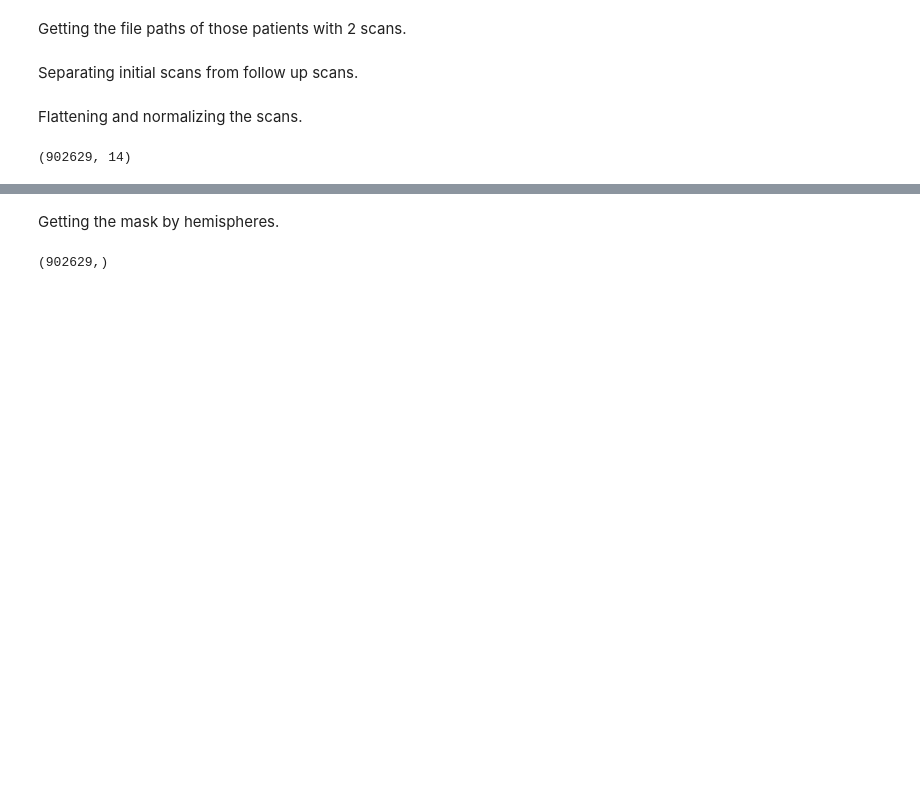
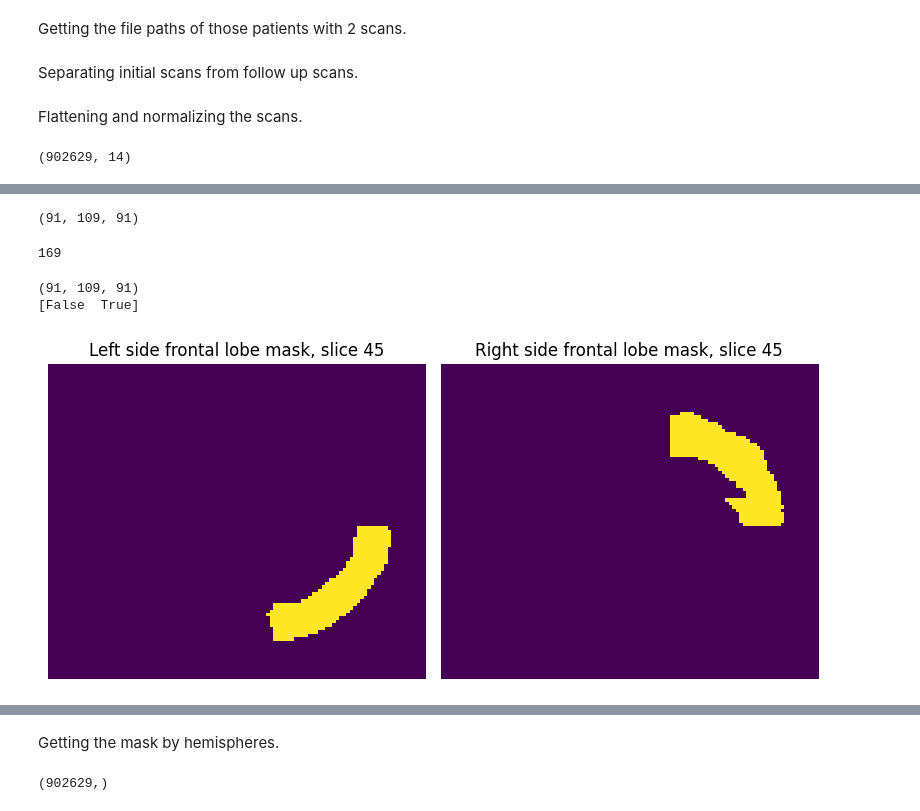
Before and after one commit to Crtox/asymmetryAD, a Jupyter notebook: code/test_retest.ipynb, the cells around one changed output, grey strips where cells are left out. Drawn from its saved outputs; the diff is of its cells as text; code cells hidden in the pictures; blank space fills up the shorter version.

```diff
--- a/code/test_retest.ipynb
+++ b/code/test_retest.ipynb
@@ -160,0 +237,59 @@ print(first_fspgr.shape)
+# %%
+mask_L_frontal_lobe = np.zeros_like(mask, dtype=bool)
+mask_L_temporal_lobe = np.zeros_like(mask, dtype=bool)
+mask_R_frontal_lobe = np.zeros_like(mask, dtype=bool)
+mask_R_temporal_lobe = np.zeros_like(mask, dtype=bool)
+mask_L_hippocampus = np.zeros_like(mask, dtype=bool)
+mask_R_hippocampus = np.zeros_like(mask, dtype=bool)
+# %% [output]
+(91, 109, 91)
+# %%
+print(len(np.unique(mask)))
+# %% [output]
+169
+# %%
+for i in range(len(np.unique(mask))):
+
+    for idx in L_frontal_lobe.values():
+        if i == idx:
+            mask_L_frontal_lobe |= (mask == i)
+
+    for idx in R_frontal_lobe.values():
+        if i == idx:
+            mask_R_frontal_lobe |= (mask == i)
+
+    for idx in L_temporal_lobe.values():
+        if i == idx:
+            mask_L_temporal_lobe |= (mask == i)
+
+    for idx in R_temporal_lobe.values():
+        if i == idx:
+            mask_R_temporal_lobe |= (mask == i)
+
+    for idx in L_hippocampus.values():
+        if i == idx:
+            mask_L_hippocampus |= (mask == i)
+
+    for idx in R_hippocampus.values():
+        if i == idx:
+            mask_R_hippocampus |= (mask == i)
+# %%
+print(mask_L_hippocampus.shape)
+print(np.unique(mask_L_hippocampus))
+# %% [output]
+(91, 109, 91)
+[False  True]
+# %%
+mask_slice_index = 45
+
+fig, axs = plt.subplots(1, 2, figsize=(8, 5))
+axs[0].imshow(mask_L_frontal_lobe[:, :, mask_slice_index])
+axs[0].set_title(f'Left side frontal lobe mask, slice {mask_slice_index}')
+axs[0].axis('off')
+axs[1].imshow(mask_R_frontal_lobe[:, :, mask_slice_index])
+axs[1].set_title(f'Right side frontal lobe mask, slice {mask_slice_index}')
+axs[1].axis('off')
+plt.tight_layout()
+plt.show()
+# %% [output]
+[figure, added]
```
Also changed, not shown: parts of 12 cells of this notebook, 1 other file.
